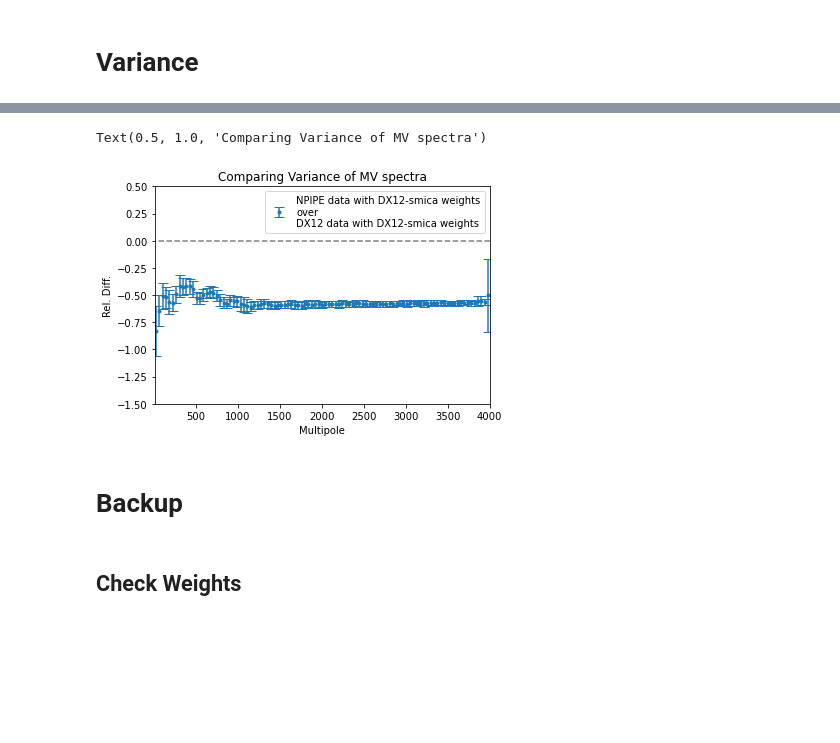
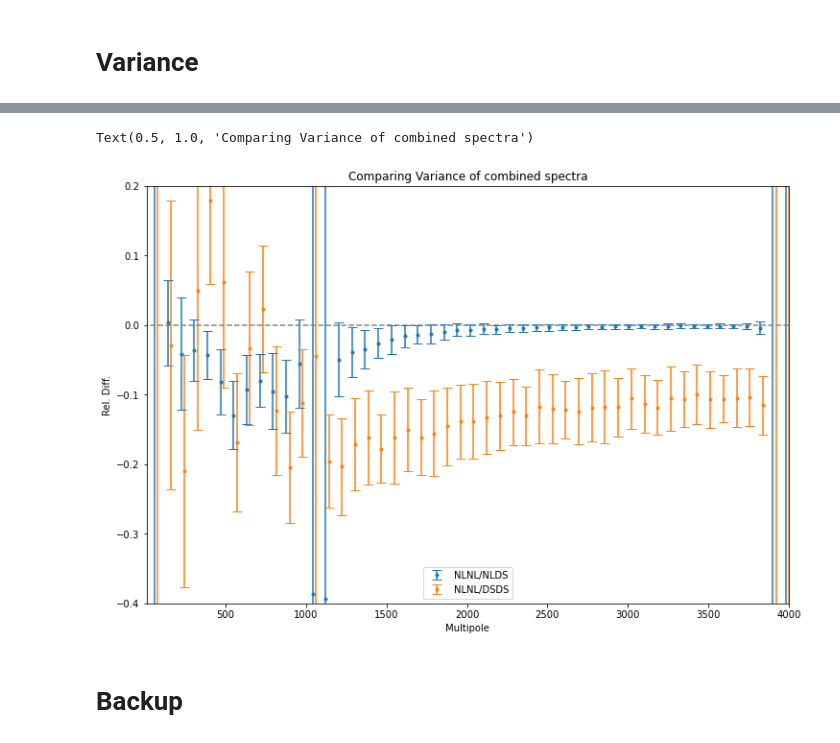
Before and after one commit to Sebastian-Belkner/component_separation, a Jupyter notebook: notebooks/Check Improvement.ipynb, the cells around one changed output, grey strips where cells are left out. Saved outputs shown, nothing was run; the diff lists cells and outputs as text; code cells hidden in the pictures; blank space fills up the shorter version.

```diff
--- a/notebooks/Check Improvement.ipynb
+++ b/notebooks/Check Improvement.ipynb
@@ -3,6 +6,7 @@
 import numpy as np
 import smica
 import os
+import matplotlib.gridspec as gridspec
 import json
 
 import warnings
@@ -36,6 +40,7 @@ bins = csu.bins
 detector = csu.FREQ_f
 specfilter = csu.specfilter
 freqfilter = csu.FREQFILTER
+freqdset = csu.freqdset
 lmaxbins = int(bins[-1][1])
 colors=csu.CB_color_cycle
 bcorr = [
@@ -51,6 +56,8 @@ bcorr = [
         ]
     ]
 beam5 = hp.gauss_beam(0.001454441043324941835, lmax, pol = True)[:,1]
+spectrum_truth = io.load_truthspectrum()
+spectrum_truth.shape
 # %%
 def get_mask(freqdset, mskset, spectrum_type):
     csu = Config(freqdset=freqdset, mskset=mskset, spectrum_type=spectrum_type, verbose=False)
@@ -315,7 +333,7 @@ freq:  217
 freq:  353
 # %%
 mapT_combined = hp.alm2map([np.zeros_like(combalmE), combalmE, combalmB], csu.nside_out[1])
-ClTcombNLDS = trsf.map2cls({'combined':mapT_combined}, {'combined':M_mask_c['P']['030']}, {'combined':M_mask_c['P']['030']}, csu.spectrum_type, lmax_loc, freqcomb=['combined-combined'], lmax_mask=csu.lmax_mask)
+ClTcombNLDS = trsf.map2cls({'combined':mapT_combined}, {'combined':M_mask_c['P']['030']}, {'combined':M_mask_c['P']['030']}, M_spectrum_type_c, lmax_loc, freqcomb=['combined-combined'], lmax_mask=csu.lmax_mask)
 # %% [markdown]
 ## Look at the result
 # %%
@@ -418,7 +439,7 @@ freq:  217
 freq:  353
 # %%
 mapT_combined = hp.alm2map([np.zeros_like(combalmE), combalmE, combalmB], csu.nside_out[1])
-ClTcombDSDS = trsf.map2cls({'combined':mapT_combined}, {'combined':M_mask_c['P']['030']}, {'combined':M_mask_c['P']['030']}, csu.spectrum_type, lmax_loc, freqcomb=['combined-combined'], lmax_mask=csu.lmax_mask)
+ClTcombDSDS = trsf.map2cls({'combined':mapT_combined}, {'combined':M_mask_c['P']['030']}, {'combined':M_mask_c['P']['030']}, M_spectrum_type_c, lmax_loc, freqcomb=['combined-combined'], lmax_mask=csu.lmax_mask)
 # %% [markdown]
 ## Look at the result
 # %%
@@ -443,6 +552,7 @@ io.py: Data saved to /global/cscratch1/sd/sebibel/compsep/misc/alm_DSDS.npy
 # %%
 ll = np.arange(0,4001,1)
-EBidx=1
-approx_variance_NLDS = 2 * ClTcombNLDS[0,EBidx,:] * ClTcombNLDS[0,EBidx,:]/((2*ll+1)*0.67)
-approx_variance_DSDS = 2 * ClTcombDSDS[0,EBidx,:] * ClTcombDSDS[0,EBidx,:]/((2*ll+1)*0.97)
+TEB = 1
+avar_NLDS = 2 * ClTcombNLDS[0,EBidx,:] * ClTcombNLDS[0,EBidx,:]/((2*ll+1)*0.67)
+avar_DSDS = 2 * ClTcombDSDS[EBidx,:] * ClTcombDSDS[EBidx,:]/((2*ll+1)*0.97)
+avar_NLNL = 2 * ClTcombNLNL[EBidx,:] * ClTcombNLNL[EBidx,:]/((2*ll+1)*0.67)
 # approx_variance_NPpropag = 2 * propag_smica_C_lmin_sc[EBidx,:] * propag_smica_C_lmin_sc[EBidx,:]/((2*ll+1)*0.67)
@@ -449,34 +575,24 @@ approx_variance_DSDS = 2 * ClTcombDSDS[0,EBidx,:] * ClTcombDSDS[0,EBidx,:]/((2*l
 # %%
 %matplotlib inline
-# plt.plot(approx_variance_NPDXsmica)
-# plt.plot(approx_variance_NPlens)
-
-# plt.plot(approx_variance_NPlens/approx_variance_NPDXsmica-1, label= 'NPIPE data with NPIPE-lens weights\nover\nNPIPE data with DX12-smica weights')
-# plt.plot(approx_variance_NPlens/approx_variance_NPpropag-1, label= 'NPIPE data with NPIPE-lens weights\nover\nNPIPE data with smica-propag weights')
-mean, std, _ = hpf.std_dev_binned(approx_variance_NLDS/approx_variance_DSDS-1, lmax=4001, binwidth=100, log=False)
-plt.errorbar((_[1:]+_[:-1])/2, mean, yerr=std, fmt='.', capsize=5, label= 'NPIPE data with DX12-smica weights\nover\nDX12 data with DX12-smica weights')
-# mean, std, _ = hpf.std_dev_binned(approx_variance_NPlens/approx_variance_NPpropag-1, lmax=4000, binwidth=100, log=False)
-# plt.errorbar((_[1:]+_[:-1])/2, mean, yerr=std, fmt='.', capsize=5, label= 'NPIPE data with NPIPE-lens weights\nover\nNPIPE data with smica-propag weights')
-
-# mean, std, _ = hpf.std_dev_binned(NP_lensclmin[EBidx,:]/smica_C_lmin_sc[EBidx,:]-1, lmax=4000, binwidth=50, log=False)
-# plt.errorbar((_[1:]+_[:-1])/2, mean, yerr=std, fmt='.', capsize=5, label= 'NPIPE data with NPIPE-lens weights\nover\nNPIPE data with DX12-smica weights')
-# mean, std, _ = hpf.std_dev_binned(NP_lensclmin[EBidx,:]/propag_smica_C_lmin_sc[EBidx,:]-1, lmax=4000, binwidth=50, log=False)
-# plt.errorbar((_[1:]+_[:-1])/2, mean, yerr=std, fmt='.', capsize=5, label= 'NPIPE data with NPIPE-lens weights\nover\nNPIPE data with smica-propag weights')
-
+fig = plt.figure(figsize=(12,8))
+# mean, std, _ = hpf.std_dev_binned(avar_NLDS/avar_DSDS-1, lmax=4001, binwidth=50, log=False)
+# plt.errorbar((_[1:]+_[:-1])/2, mean, yerr=std, fmt='.', capsize=5, label= 'NLDS/DSDS')
+mean, std, _ = hpf.std_dev_binned(avar_NLNL/avar_NLDS-1, lmax=4001, binwidth=50, log=False)
+plt.errorbar((_[1:]+_[:-1])/2+20, mean, yerr=std, fmt='.', capsize=5, label= 'NLNL/NLDS')
+mean, std, _ = hpf.std_dev_binned(avar_NLNL/avar_DSDS-1, lmax=4001, binwidth=50, log=False)
+plt.errorbar((_[1:]+_[:-1])/2+40, mean, yerr=std, fmt='.', capsize=5, label= 'NLNL/DSDS')
 
 plt.hlines(0,lmax,0, ls='--', color= 'gray')
-plt.ylim((-1.5,0.5))
+plt.ylim((-0.4,0.2))
 # plt.yscale('log')
 plt.xlim((1e1,4e3))
 plt.legend()
 plt.xlabel('Multipole')
 plt.ylabel('Rel. Diff.')
-plt.title('Comparing Variance of MV spectra')
+plt.title('Comparing Variance of combined spectra')
 # plt.yscale('log')
 # %% [output]
-Text(0.5, 1.0, 'Comparing Variance of MV spectra')
+Text(0.5, 1.0, 'Comparing Variance of combined spectra')
-[figure, old version]
+[figure, new version]
 # %% [markdown]
 # Backup
-# %% [markdown]
-## Check Weights
```
Also changed, not shown: parts of 28 cells of this notebook, 11 other files.
